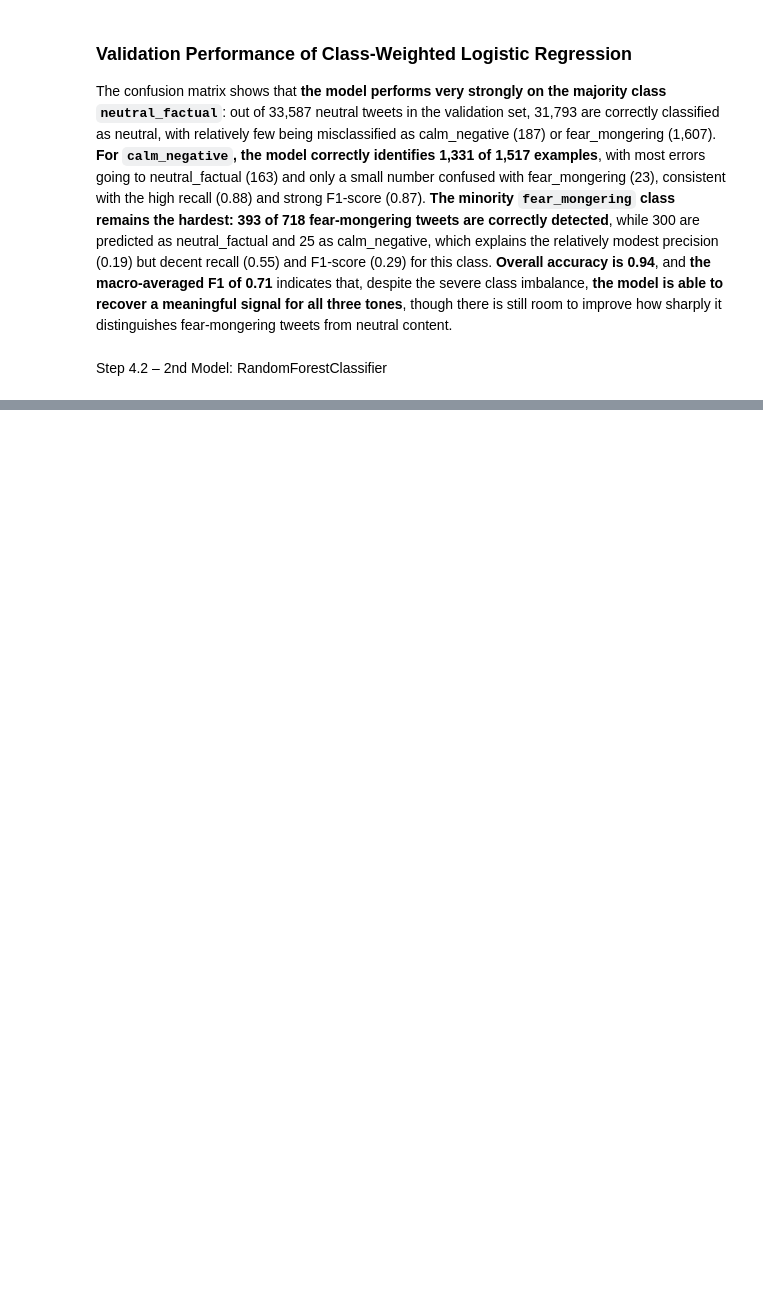
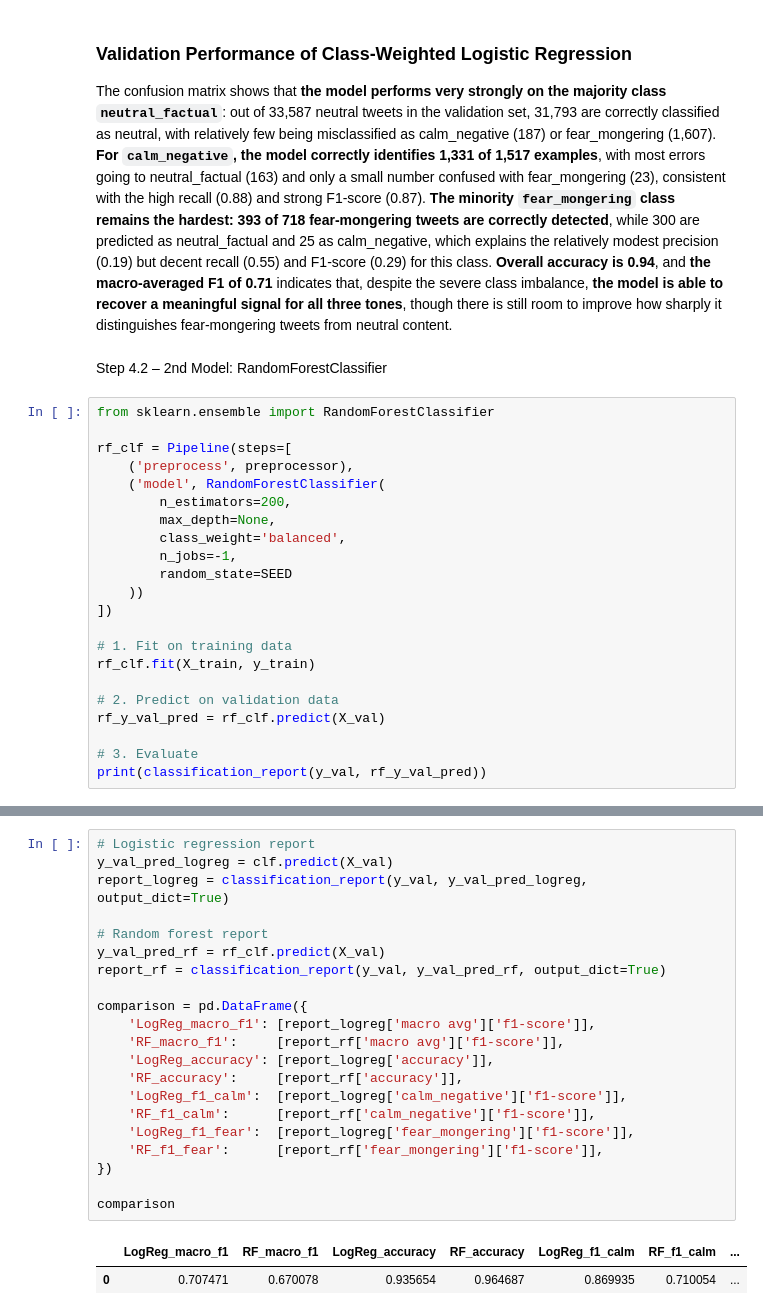
Before and after one commit to clarissecasicarino/sentiment-classifier, a Jupyter notebook: notebooks/classification_capstone.ipynb, the cells around one changed output, grey strips where cells are left out. Drawn from its saved outputs; the diff is of its cells as text; blank space fills up the shorter version.

Commit message:
Add comparison of logistic regression and random forest observations

```diff
--- a/notebooks/classification_capstone.ipynb
+++ b/notebooks/classification_capstone.ipynb
@@ -1072,3 +1089,25 @@ neutral_factual       0.99      0.95      0.97     33587
 The confusion matrix shows that **the model performs very strongly on the majority class `neutral_factual`**: out of 33,587 neutral tweets in the validation set, 31,793 are correctly classified as neutral, with relatively few being misclassified as calm_negative (187) or fear_mongering (1,607). **For `calm_negative`, the model correctly identifies 1,331 of 1,517 examples**, with most errors going to neutral_factual (163) and only a small number confused with fear_mongering (23), consistent with the high recall (0.88) and strong F1‑score (0.87). **The minority `fear_mongering` class remains the hardest: 393 of 718 fear‑mongering tweets are correctly detected**, while 300 are predicted as neutral_factual and 25 as calm_negative, which explains the relatively modest precision (0.19) but decent recall (0.55) and F1‑score (0.29) for this class. **Overall accuracy is 0.94**, and **the macro‑averaged F1 of 0.71** indicates that, despite the severe class imbalance, **the model is able to recover a meaningful signal for all three tones**, though there is still room to improve how sharply it distinguishes fear‑mongering tweets from neutral content.
 # %% [markdown]
 Step 4.2 – 2nd Model: RandomForestClassifier
+# %%
+from sklearn.ensemble import RandomForestClassifier
+
+rf_clf = Pipeline(steps=[
+    ('preprocess', preprocessor),
+    ('model', RandomForestClassifier(
+        n_estimators=200,
+        max_depth=None,
+        class_weight='balanced',
+        n_jobs=-1,
+        random_state=SEED
+    ))
+])
+
+# 1. Fit on training data
+rf_clf.fit(X_train, y_train)
+
+# 2. Predict on validation data
+rf_y_val_pred = rf_clf.predict(X_val)
+
+# 3. Evaluate
+print(classification_report(y_val, rf_y_val_pred))
@@ -1074,0 +1124,24 @@ Step 4.2 – 2nd Model: RandomForestClassifier
+# %%
+# Logistic regression report
+y_val_pred_logreg = clf.predict(X_val)
+report_logreg = classification_report(y_val, y_val_pred_logreg, output_dict=True)
+
+# Random forest report
+y_val_pred_rf = rf_clf.predict(X_val)
+report_rf = classification_report(y_val, y_val_pred_rf, output_dict=True)
+
+comparison = pd.DataFrame({
+    'LogReg_macro_f1': [report_logreg['macro avg']['f1-score']],
+    'RF_macro_f1':     [report_rf['macro avg']['f1-score']],
+    'LogReg_accuracy': [report_logreg['accuracy']],
+    'RF_accuracy':     [report_rf['accuracy']],
+    'LogReg_f1_calm':  [report_logreg['calm_negative']['f1-score']],
+    'RF_f1_calm':      [report_rf['calm_negative']['f1-score']],
+    'LogReg_f1_fear':  [report_logreg['fear_mongering']['f1-score']],
+    'RF_f1_fear':      [report_rf['fear_mongering']['f1-score']],
+})
+
+comparison
+# %% [output]
+|  | LogReg_macro_f1 | RF_macro_f1 | LogReg_accuracy | RF_accuracy | LogReg_f1_calm | RF_f1_calm | ... |
+| 0 | 0.707471 | 0.670078 | 0.935654 | 0.964687 | 0.869935 | 0.710054 | ... |
```
Also changed, not shown: parts of 3 cells of this notebook.
